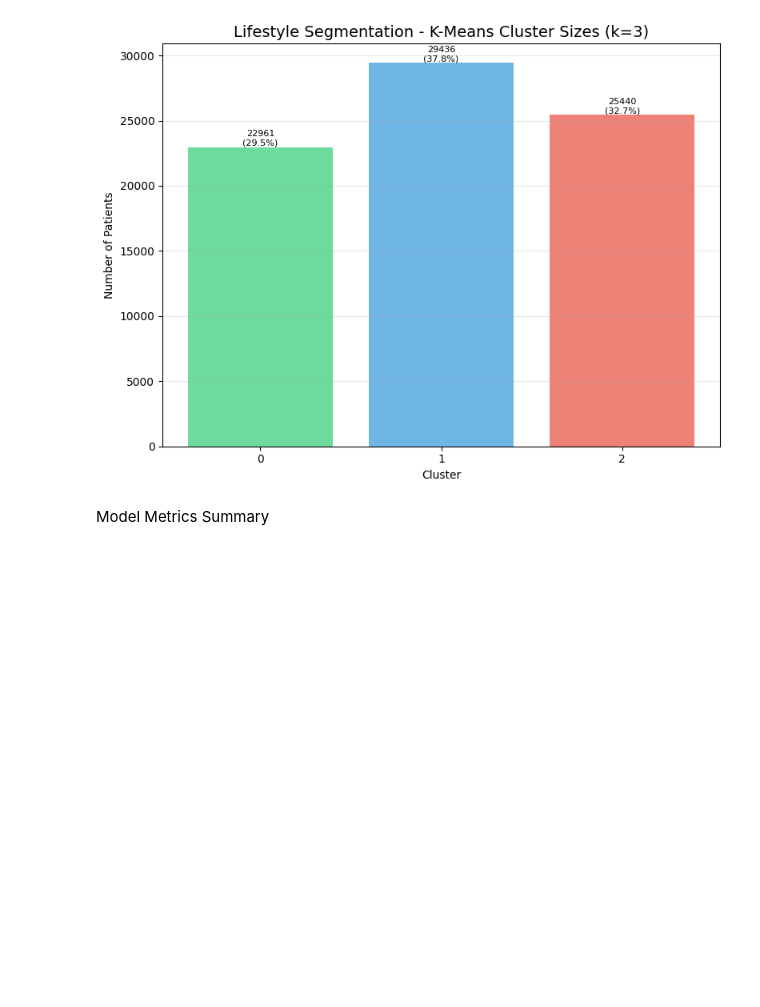
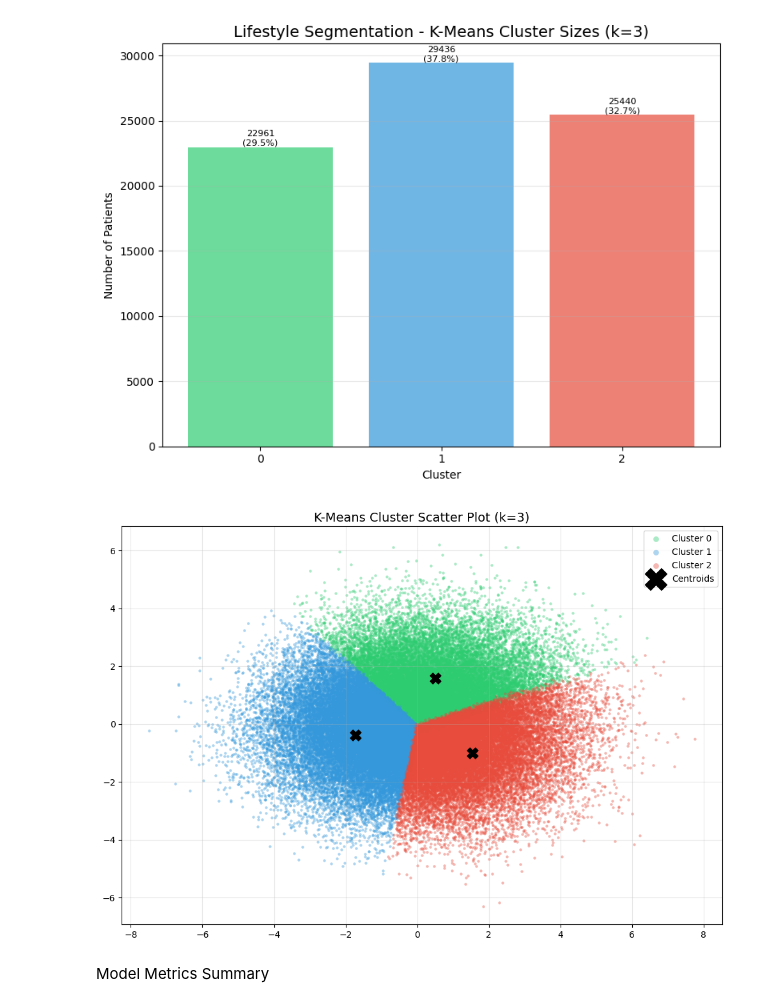
Before and after one commit to Henri-Claassen/Diabetes_Predictions, a Jupyter notebook: notebooks/modeling.ipynb, the cells around one changed output. Saved outputs shown, nothing was run; the diff lists cells and outputs as text; code cells hidden in the pictures; blank space fills up the shorter version.

Commit message:
Added K-means cluster scatter plot

```diff
--- a/notebooks/modeling.ipynb
+++ b/notebooks/modeling.ipynb
@@ -215,6 +215,45 @@ plt.savefig('../artifacts/kmeans_cluster_sizes.png', dpi=300, bbox_inches='tight
 plt.show()
 # %% [output]
 [figure]
+# %%
+# Add cluster scatter plot:
+from sklearn.cluster import KMeans
+from sklearn.decomposition import PCA
+
+# Load scaled training data and fit KMeans (k=3, matching the trained model)
+X_train_scaled = pd.read_csv('../data/X_train_scaled.csv')
+kmeans = KMeans(n_clusters=3, random_state=42, n_init=10)
+cluster_labels = kmeans.fit_predict(X_train_scaled)
+
+# Reduce to 2D with PCA for visualisation
+pca = PCA(n_components=2, random_state=42)
+X_pca = pca.fit_transform(X_train_scaled.values)
+
+# Cluster colours: 0=green, 1=blue, 2=red
+color_map = {0: '#2ecc71', 1: '#3498db', 2: '#e74c3c'}
+label_map = {0: 'Cluster 0', 1: 'Cluster 1', 2: 'Cluster 2'}
+
+fig, ax = plt.subplots(figsize=(10, 7))
+for cluster_id, color in color_map.items():
+    mask = cluster_labels == cluster_id
+    ax.scatter(X_pca[mask, 0], X_pca[mask, 1],
+               c=color, label=label_map[cluster_id],
+               alpha=0.4, s=10, linewidths=0)
+
+# Plot centroids
+centroids_pca = pca.transform(kmeans.cluster_centers_)
+ax.scatter(centroids_pca[:, 0], centroids_pca[:, 1],
+           c='black', marker='X', s=150, zorder=5, label='Centroids')
+
+ax.set_title('K-Means Cluster Scatter Plot (k=3)', fontsize=14)
+ax.legend(markerscale=2)
+ax.grid(alpha=0.3)
+
+plt.tight_layout()
+plt.savefig('../artifacts/kmeans_cluster_scatter.png', dpi=300, bbox_inches='tight')
+plt.show()
+# %% [output]
+[figure, added]
 # %% [markdown]
 Model Metrics Summary
 # %%
```
Also changed, not shown: parts of 1 cell of this notebook, 1 other file.
